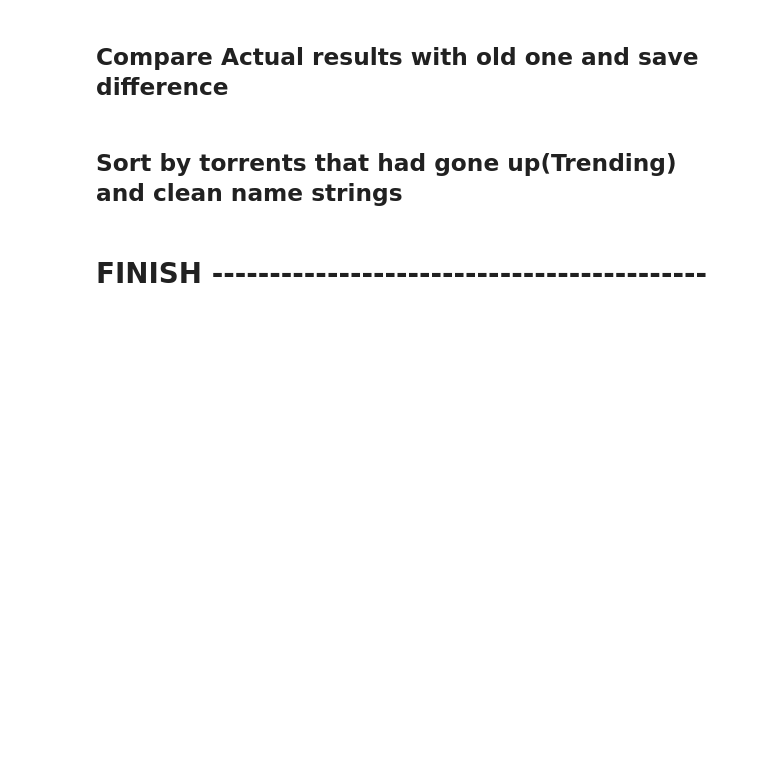
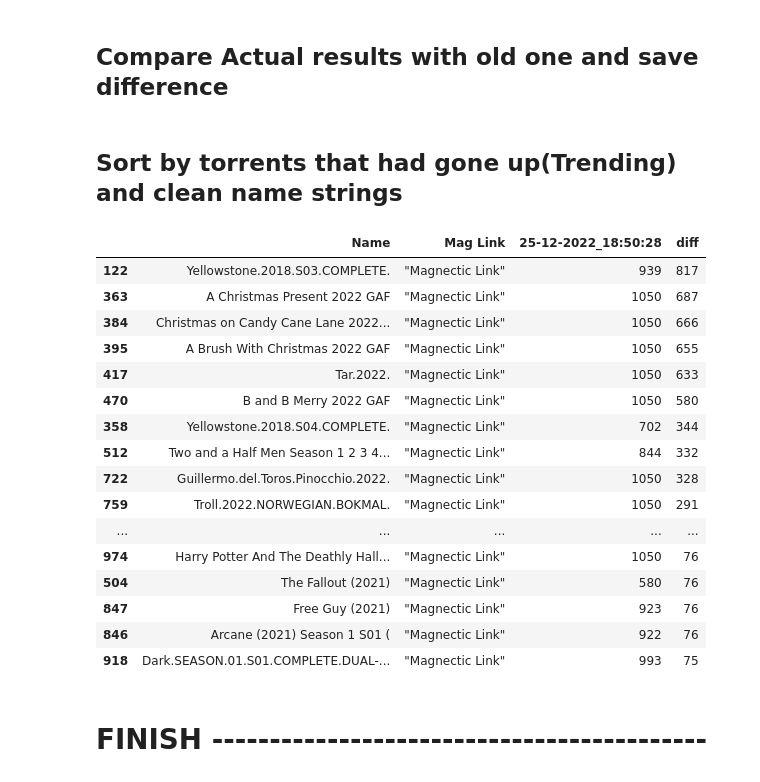
Before and after one commit to SamuelsonEV/PiratesBay_Trending, a Jupyter notebook: Piratesbay_trending.ipynb, the cells around one changed output. Cells and saved outputs as stored; diff of their text form; code cells hidden in the pictures; blank space fills up the shorter version.

```diff
--- a/Piratesbay_trending.ipynb
+++ b/Piratesbay_trending.ipynb
@@ -21,7 +1,3 @@ params:
-# %%
-# those variables will be updated by Mercury framework
-limit = 100
-cut_all_after = ['HEVC','HDTV']
 # %%
 from bs4 import BeautifulSoup  # Getting list of [name, magnectic_links]
 import requests
@@ -63,6 +43,9 @@ for page_num in range(1, number_of_pages + 1):
 #         print("'" + tst2[it].find_all("div", {"class": "detName"})[0].text[1:-1] + "'")
 #         print(tst2[1].find_all("a")[3]['href'])
         name = tst2[it].find_all("div", {"class": "detName"})[0].text[1:-1]
-        mlink = tst2[1].find_all("a")[3]['href']
+        mlink = tst2[it].find_all("a")[3]['href']
+        # print(name)
+        # print(mlink)
+        # print(" ------------------------------------------------- --------- ")
         list_of_name_mlinks.append([name, mlink])
 print(len(list_of_name_mlinks))
@@ -98,4 +85,3 @@ if len(to_scrape_folders) > 1:
     print("Have More than one to compare !!!!!")
 else:
     print("DON`T Have More than one to compare !!!!!")
-    raise SystemExit("DON`T Have More than one to compare !!!!!")
@@ -119,8 +114,8 @@ to_compare
 # %% [markdown]
 ## Find the latest position (index) of each torrent and compare with the actual
 # %%
-for index_products in product_list_old.index:    # Add to the comparation table the index from the old one
-    to_compare.loc[((to_compare['Name'] == product_list_old.loc[index_products,'Name'])), \
+for index_products in product_list_old.index:    # Add to the comparision table the index from the old one
+    to_compare.loc[(to_compare['Mag Link'] == product_list_old.loc[index_products,'Mag Link']), \
                         to_scrape_folders[-2][1].strftime("%d-%m-%Y_%H:%M:%S")] = int(index_products)
 #     to_compare.loc[((to_compare['Name'] == product_list_old.loc[index_products,'Name']) & \
 #                         (to_compare['Mag Link'] == product_list_old.loc[index_products,'Mag Link'])), \
@@ -145,19 +136,40 @@ to_compare
 # %% [markdown]
 ## Sort by torrents that had gone up(Trending) and clean name strings
 # %%
-  # Clean UP torrent strings
-result = to_compare.sort_values(by='diff', ascending=False)[:limit] # <<<<<<<<<<<<<<< limit here result
+from IPython.display import HTML  # Clean UP torrent strings
+result_completo = to_compare.sort_values(by='diff', ascending=False)
+result = to_compare.sort_values(by='diff', ascending=False)[:160]
 for it in result.index:  # Regex to clean Name String
     modified_string = False
     name = result.loc[it]['Name']
+    cut_all_after = ["720", "1080", "H264", "x264", "[", "WEBRip", "HEVC",
+                     "HDTV", "x265"]
     for filt in cut_all_after:
         if name.find(filt) != -1:
             modified_string = True
             name = name[:name.find(filt)]
     if modified_string is False:
         name = name
     result.loc[[it], 'Name'] = '<a href="https://www.google.com/search?q={}">{}</a>'.format(name,name)
     result.loc[[it], 'Mag Link'] = '<a href="{}">"Magnectic Link"</a>'.format(result.loc[it]['Mag Link'])
 HTML(result.to_html(escape=False))
+# %% [output]
+|  | Name | Mag Link | 25-12-2022_18:50:28 | diff |
+| 122 | Yellowstone.2018.S03.COMPLETE. | "Magnectic Link" | 939 | 817 |
+| 363 | A Christmas Present 2022 GAF | "Magnectic Link" | 1050 | 687 |
+| 384 | Christmas on Candy Cane Lane 2022... | "Magnectic Link" | 1050 | 666 |
+| 395 | A Brush With Christmas 2022 GAF | "Magnectic Link" | 1050 | 655 |
+| 417 | Tar.2022. | "Magnectic Link" | 1050 | 633 |
+| 470 | B and B Merry 2022 GAF | "Magnectic Link" | 1050 | 580 |
+| 358 | Yellowstone.2018.S04.COMPLETE. | "Magnectic Link" | 702 | 344 |
+| 512 | Two and a Half Men Season 1 2 3 4... | "Magnectic Link" | 844 | 332 |
+| 722 | Guillermo.del.Toros.Pinocchio.2022. | "Magnectic Link" | 1050 | 328 |
+| 759 | Troll.2022.NORWEGIAN.BOKMAL. | "Magnectic Link" | 1050 | 291 |
+| ... | ... | ... | ... | ... |
+| 974 | Harry Potter And The Deathly Hall... | "Magnectic Link" | 1050 | 76 |
+| 504 | The Fallout (2021) | "Magnectic Link" | 580 | 76 |
+| 847 | Free Guy (2021) | "Magnectic Link" | 923 | 76 |
+| 846 | Arcane (2021) Season 1 S01 ( | "Magnectic Link" | 922 | 76 |
+| 918 | Dark.SEASON.01.S01.COMPLETE.DUAL-... | "Magnectic Link" | 993 | 75 |
 # %% [markdown]
 # FINISH -------------------------------------------
```
Also changed, not shown: parts of 10 cells of this notebook.
